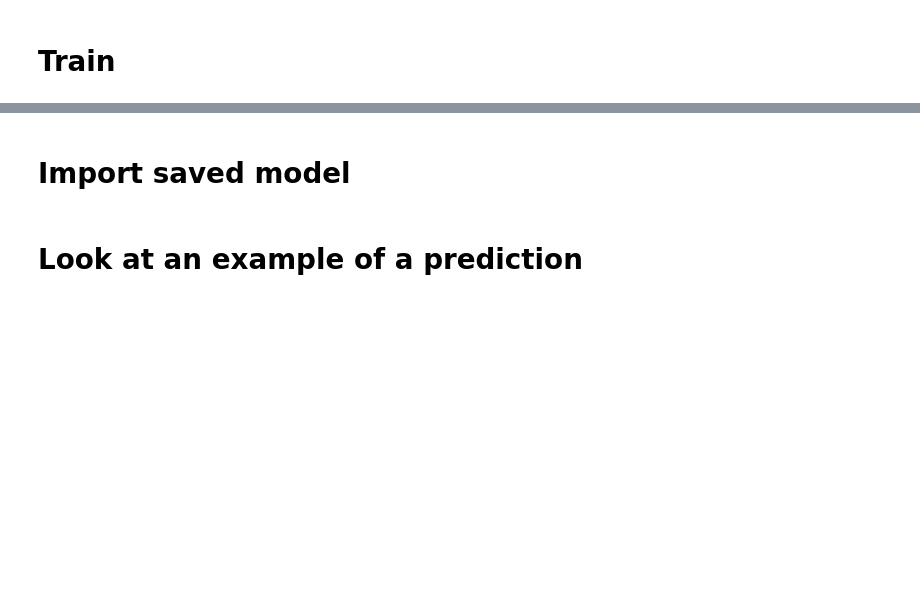
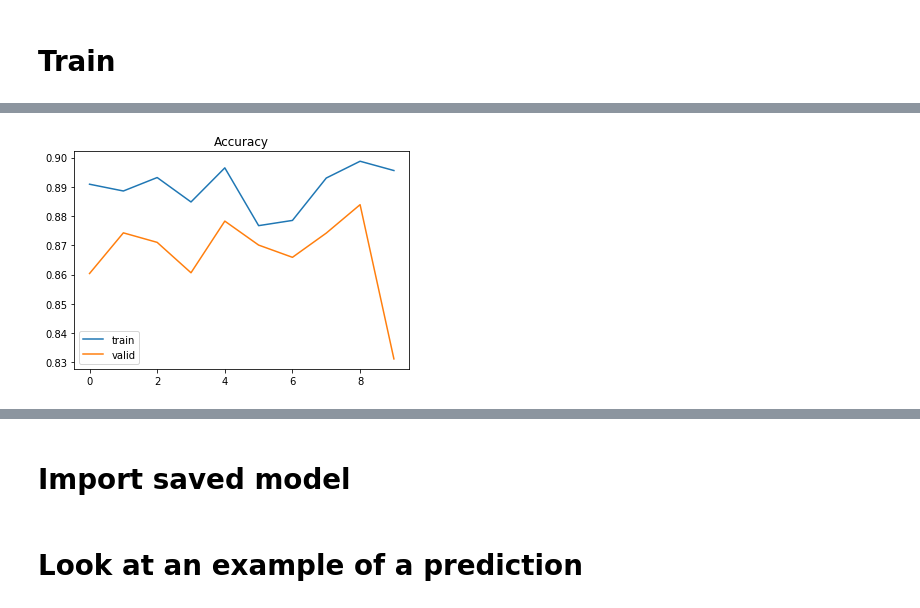
Before and after one commit to maxencemayrand/beat-tracking, a Jupyter notebook: train-and-evaluate.ipynb, the cells around one changed output, grey strips where cells are left out. Saved outputs shown, nothing was run; the diff lists cells and outputs as text; code cells hidden in the pictures; blank space fills up the shorter version.

```diff
--- a/train-and-evaluate.ipynb
+++ b/train-and-evaluate.ipynb
@@ -169,0 +283,7 @@ model.freeze()
+# %%
+plt.plot(a_train, label='train')
+plt.plot(a_valid, label='valid')
+plt.title('Accuracy')
+plt.legend();
+# %% [output]
+[figure, added]
```
Also changed, not shown: parts of 37 cells of this notebook, 3 other files.
